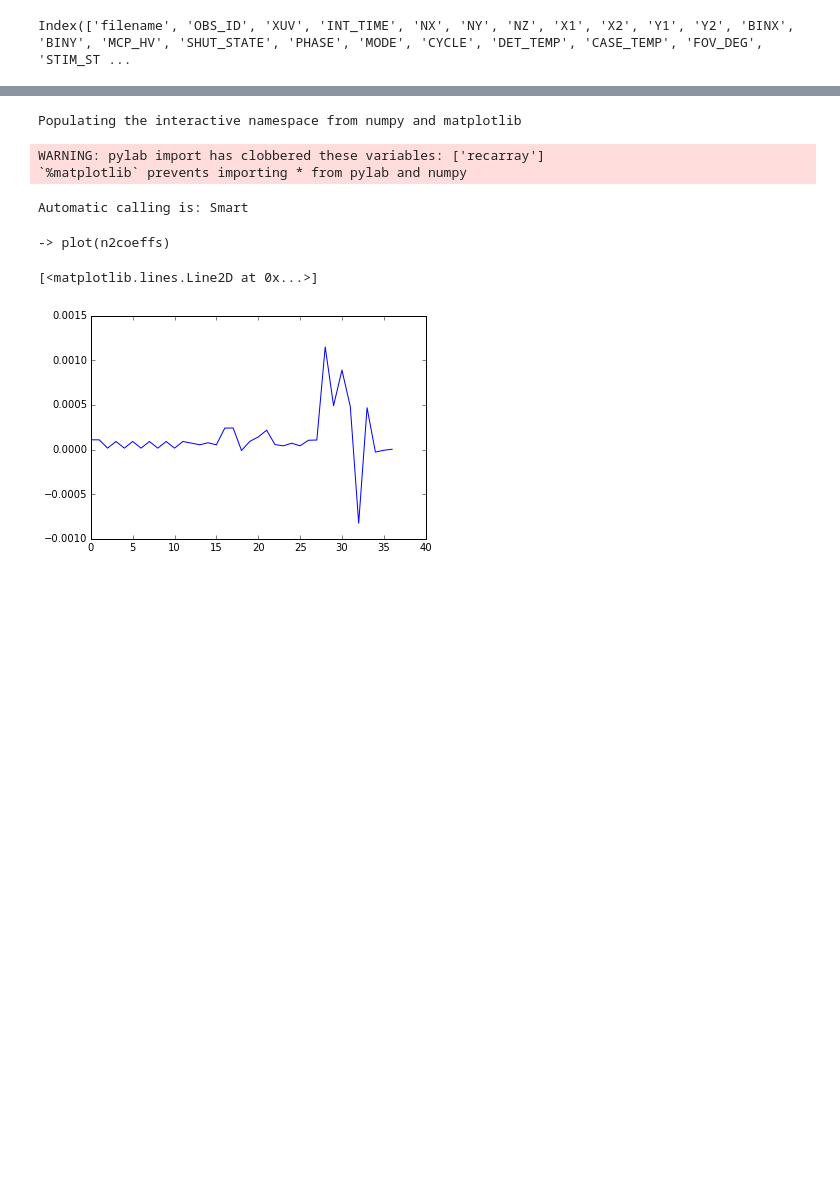
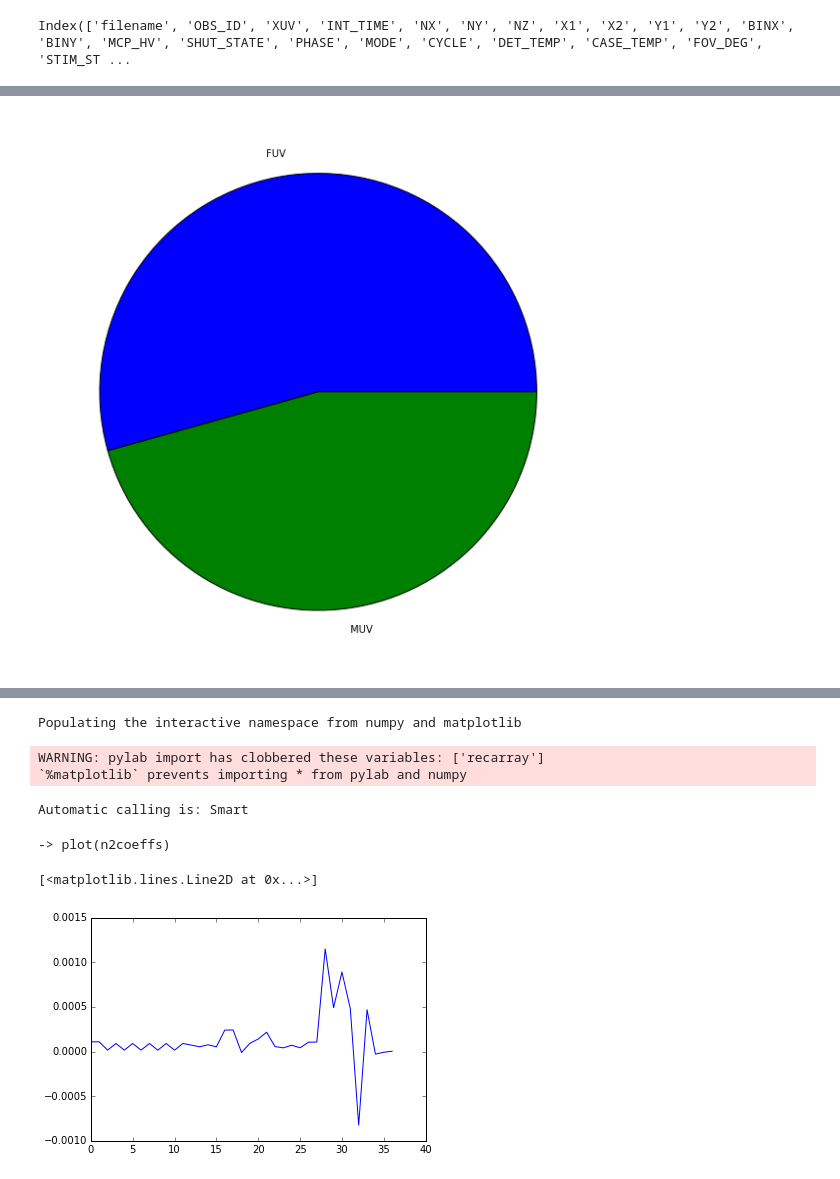
Before and after one commit to michaelaye/iuvs, a Jupyter notebook: notebooks/Scan_level2_darks.ipynb, the cells around one changed output, grey strips where cells are left out. Drawn from its saved outputs; the diff is of its cells as text; code cells hidden in the pictures; blank space fills up the shorter version.

```diff
--- a/notebooks/Scan_level2_darks.ipynb
+++ b/notebooks/Scan_level2_darks.ipynb
@@ -7,0 +7,2 @@ l1b_metadata = pd.read_table(stage, skiprows=26, skipinitialspace=True,
+# %%
+l1b_metadata = meta.l1b_summary()
@@ -40,0 +35,3 @@ dtype: int64
+# %%
+%pylab inline
+rcParams['figure.figsize'] = (10,10)
@@ -44,0 +67,4 @@ filenames = cruisecals.filename
+# %%
+plotting.get_pie_plot(cruisecals, 'XUV');
+# %% [output]
+[figure, added]
```
Also changed, not shown: parts of 30 cells of this notebook, 2 other files.
